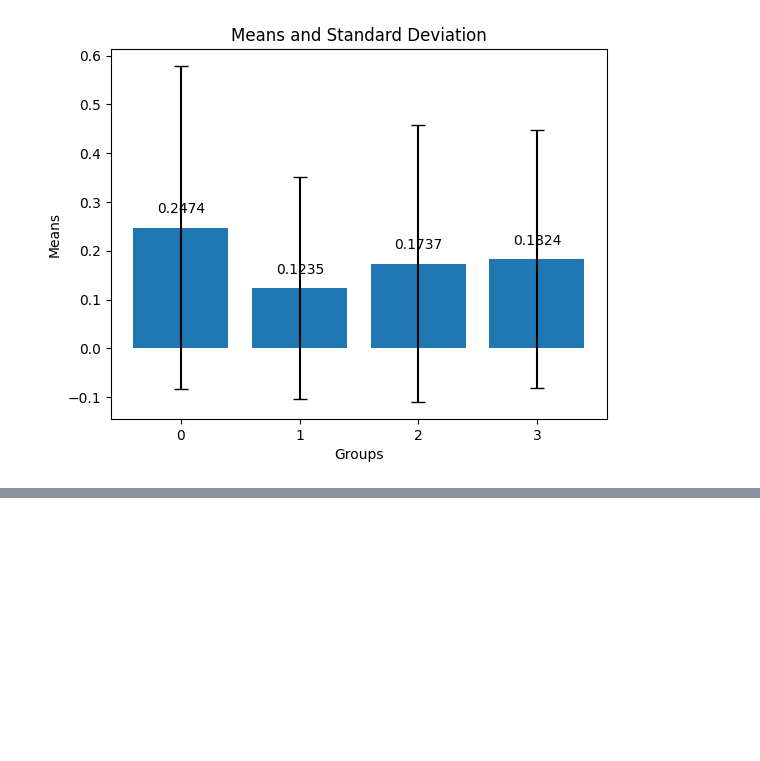
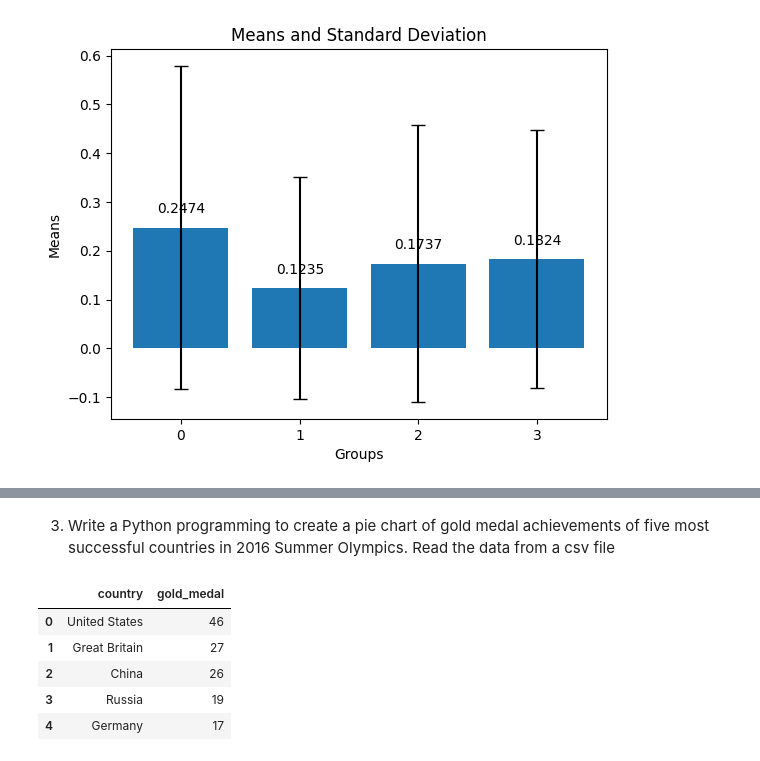
Before and after one commit to aleena2121/python-libraries, a Jupyter notebook: MatPlotLib/problems.ipynb, the cells around one changed output, grey strips where cells are left out. Cells and saved outputs as stored; diff of their text form; code cells hidden in the pictures; blank space fills up the shorter version.

```diff
--- a/MatPlotLib/problems.ipynb
+++ b/MatPlotLib/problems.ipynb
@@ -452,0 +470,12 @@ plt.show()
+# %% [markdown]
+3. Write a Python programming to create a pie chart of gold medal achievements of five most successful countries in 2016 Summer Olympics. Read the data from a csv file
+# %%
+df = pd.read_csv("Files/medal.csv")
+df
+# %% [output]
+|  | country | gold_medal |
+| 0 | United States | 46 |
+| 1 | Great Britain | 27 |
+| 2 | China | 26 |
+| 3 | Russia | 19 |
+| 4 | Germany | 17 |
```
Also changed, not shown: parts of 6 cells of this notebook.
